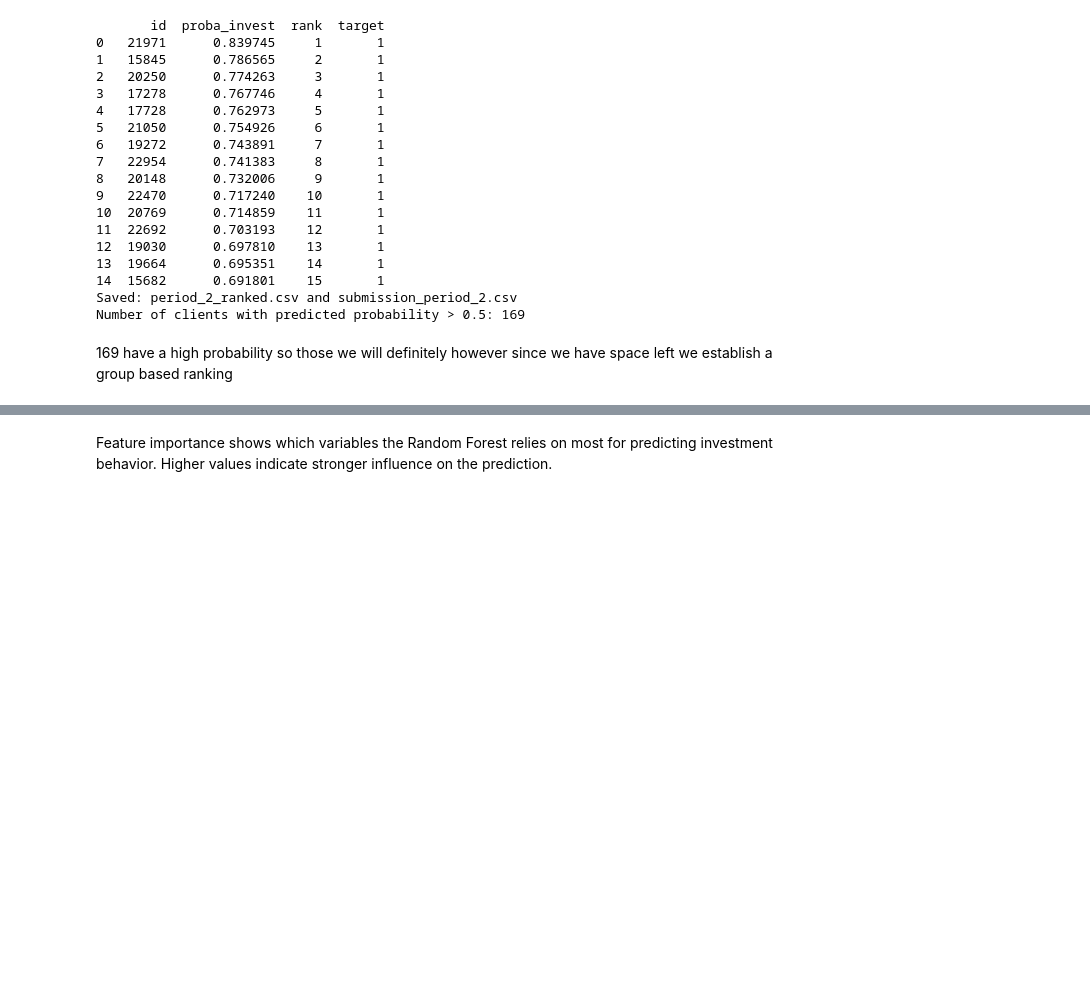
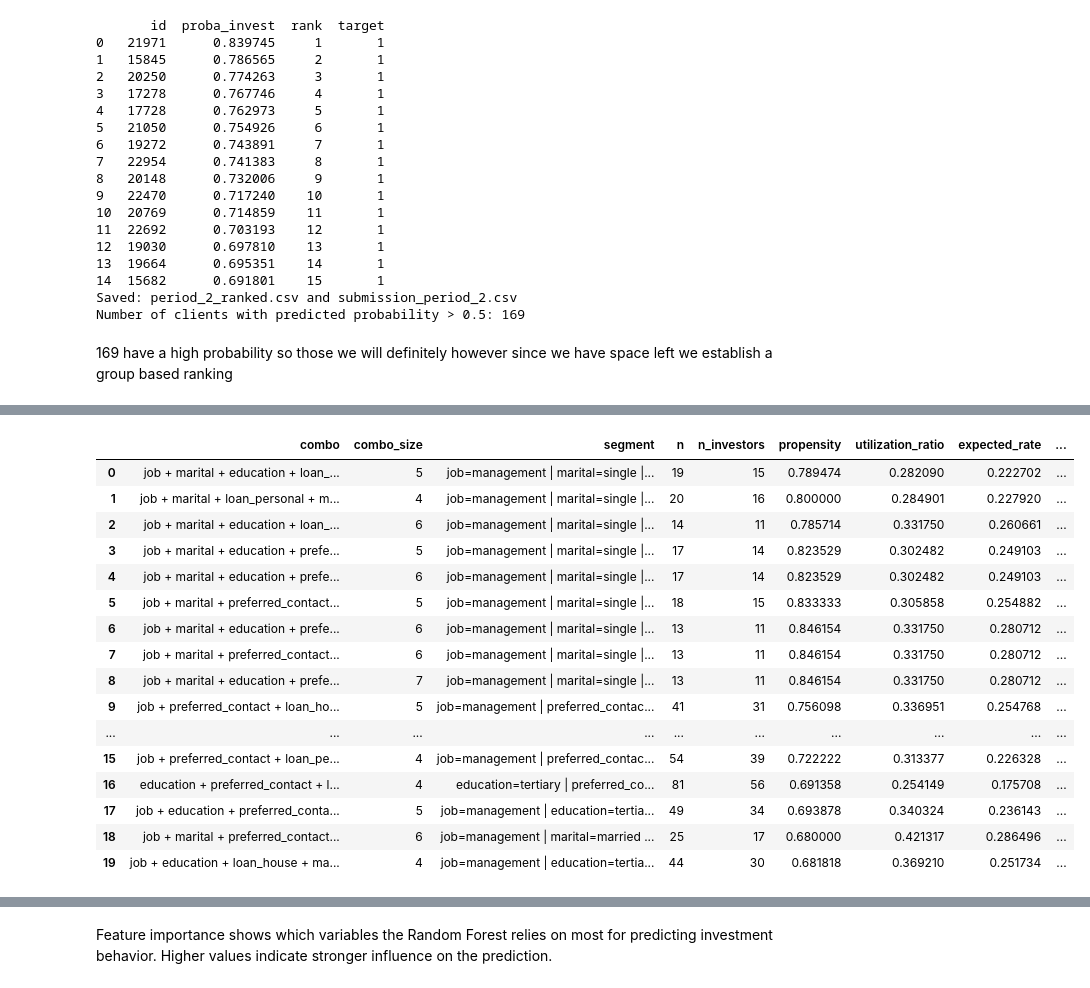
Before and after one commit to sguhring/Project_Catolica, a Jupyter notebook: Delivery_2.ipynb, the cells around one changed output, grey strips where cells are left out. Drawn from its saved outputs; the diff is of its cells as text; code cells hidden in the pictures; blank space fills up the shorter version.

```diff
--- a/Delivery_2.ipynb
+++ b/Delivery_2.ipynb
@@ -748,3 +742,85 @@ Saved: period_2_ranked.csv and submission_period_2.csv
 Number of clients with predicted probability > 0.5: 169
 # %% [markdown]
 169 have a high probability so those we will definitely however since we have space left we establish a group based ranking
+# %%
+import itertools
+
+BALANCE_COL = "balance"
+AMOUNT_COL  = "investment"
+INVESTS_COL = "invested"
+ID_COL      = "id"
+MIN_INVESTORS = 10
+
+if 'invested' not in df_0.columns:
+    df_0['invested'] = (df_0['investment'] > 0).astype(int)
+
+def combo_summary(df_all, cols, min_count):
+    g_all = df_all.groupby(cols, dropna=False)
+    g_inv = df_all[df_all[INVESTS_COL] == 1].groupby(cols, dropna=False)
+
+    n           = g_all.size().rename("n")
+    n_investors = g_inv.size().rename("n_investors")
+    sum_amount  = g_inv[AMOUNT_COL].sum().rename("sum_amount")
+    sum_balance = g_inv[BALANCE_COL].sum().rename("sum_balance")
+    avg_balance = g_all[BALANCE_COL].mean().rename("avg_balance")
+
+    out = pd.DataFrame({
+        "n": n, "n_investors": n_investors,
+        "sum_amount": sum_amount, "sum_balance": sum_balance,
+        "avg_balance": avg_balance,
+    }).reset_index()
+
+    out["n_investors"] = out["n_investors"].fillna(0).astype(int)
+    out["sum_amount"]  = out["sum_amount"].fillna(0)
+    out["sum_balance"] = out["sum_balance"].fillna(0)
+    out["propensity"]  = out["n_investors"] / out["n"]
+    out["utilization_ratio"] = np.where(
+        out["n_investors"] >= MIN_INVESTORS,
+        out["sum_amount"] / out["sum_balance"].replace(0, np.nan),
+        np.nan
+    )
+    out["expected_rate"]   = out["propensity"] * out["utilization_ratio"]
+    out["expected_profit"] = out["expected_rate"] * out["avg_balance"]
+    out["stable"]          = out["n_investors"] >= MIN_INVESTORS
+    out = out[out["n"] >= min_count]
+    return out.sort_values(["expected_profit", "expected_rate", "n"], ascending=False)
+
+cat_cols = df_0.select_dtypes(include=["object", "category", "string"]).columns.tolist()
+cat_cols = [c for c in cat_cols if c != ID_COL]
+k = len(cat_cols)
+
+per_combo_top = 3
+min_count_floor = 10
+min_count_scale = 80
+
+def min_count_for_size(size):
+    return max(min_count_floor, int(min_count_scale / size))
+
+def format_segment(row, cols):
+    return " | ".join(f"{c}={row[c] if pd.notna(row[c]) else '(missing)'}" for c in cols)
+
+rows = []
+for size in range(2, k + 1):
+    min_count = min_count_for_size(size)
+    for cols in itertools.combinations(cat_cols, size):
+        cols = list(cols)
+        out = combo_summary(df_0, cols, min_count=min_count)
+        if out.empty:
+            continue
+        best = out[out["stable"]].head(per_combo_top).copy()
+        if best.empty:
+            continue
+        best.insert(0, "combo", " + ".join(cols))
+        best.insert(1, "combo_size", size)
+        best["segment"] = best.apply(lambda r: format_segment(r, cols), axis=1)
+        rows.append(best[["combo", "combo_size", "segment", "n", "n_investors",
+                          "propensity", "utilization_ratio", "expected_rate",
+                          "expected_profit", "avg_balance"]])
+
+all_best = pd.concat(rows, ignore_index=True).sort_values(
+    ["expected_profit", "expected_rate", "n"], ascending=False
+).reset_index(drop=True)
+
+print(f"Beste Segmente: {len(all_best)}")
+display(all_best.head(20))
+# %% [output]
@@ -750,0 +828,17 @@ Number of clients with predicted probability > 0.5: 169
+|  | combo | combo_size | segment | n | n_investors | propensity | utilization_ratio | expected_rate | ... |
+| 0 | job + marital + education + loan_... | 5 | job=management | marital=single |... | 19 | 15 | 0.789474 | 0.282090 | 0.222702 | ... |
+| 1 | job + marital + loan_personal + m... | 4 | job=management | marital=single |... | 20 | 16 | 0.800000 | 0.284901 | 0.227920 | ... |
+| 2 | job + marital + education + loan_... | 6 | job=management | marital=single |... | 14 | 11 | 0.785714 | 0.331750 | 0.260661 | ... |
+| 3 | job + marital + education + prefe... | 5 | job=management | marital=single |... | 17 | 14 | 0.823529 | 0.302482 | 0.249103 | ... |
+| 4 | job + marital + education + prefe... | 6 | job=management | marital=single |... | 17 | 14 | 0.823529 | 0.302482 | 0.249103 | ... |
+| 5 | job + marital + preferred_contact... | 5 | job=management | marital=single |... | 18 | 15 | 0.833333 | 0.305858 | 0.254882 | ... |
+| 6 | job + marital + education + prefe... | 6 | job=management | marital=single |... | 13 | 11 | 0.846154 | 0.331750 | 0.280712 | ... |
+| 7 | job + marital + preferred_contact... | 6 | job=management | marital=single |... | 13 | 11 | 0.846154 | 0.331750 | 0.280712 | ... |
+| 8 | job + marital + education + prefe... | 7 | job=management | marital=single |... | 13 | 11 | 0.846154 | 0.331750 | 0.280712 | ... |
+| 9 | job + preferred_contact + loan_ho... | 5 | job=management | preferred_contac... | 41 | 31 | 0.756098 | 0.336951 | 0.254768 | ... |
+| ... | ... | ... | ... | ... | ... | ... | ... | ... | ... |
+| 15 | job + preferred_contact + loan_pe... | 4 | job=management | preferred_contac... | 54 | 39 | 0.722222 | 0.313377 | 0.226328 | ... |
+| 16 | education + preferred_contact + l... | 4 | education=tertiary | preferred_co... | 81 | 56 | 0.691358 | 0.254149 | 0.175708 | ... |
+| 17 | job + education + preferred_conta... | 5 | job=management | education=tertia... | 49 | 34 | 0.693878 | 0.340324 | 0.236143 | ... |
+| 18 | job + marital + preferred_contact... | 6 | job=management | marital=married ... | 25 | 17 | 0.680000 | 0.421317 | 0.286496 | ... |
+| 19 | job + education + loan_house + ma... | 4 | job=management | education=tertia... | 44 | 30 | 0.681818 | 0.369210 | 0.251734 | ... |
```
Also changed, not shown: parts of 9 cells of this notebook, 1 other file.
